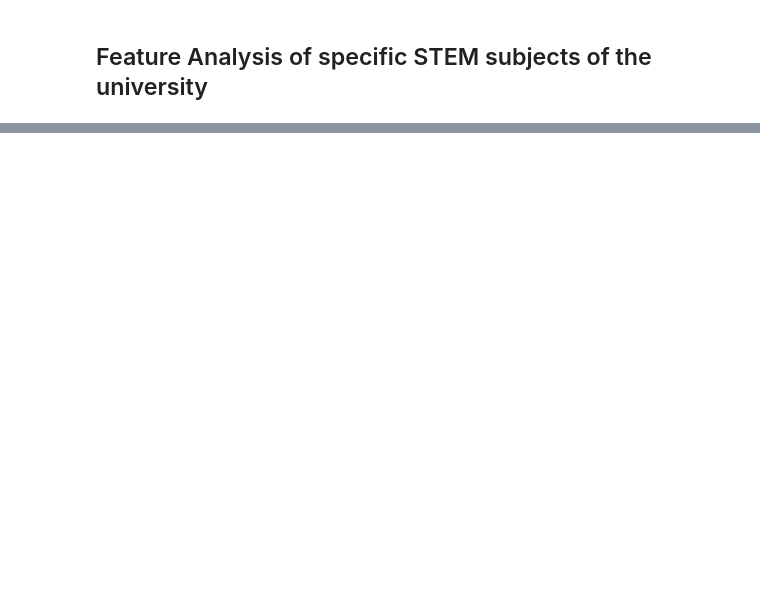
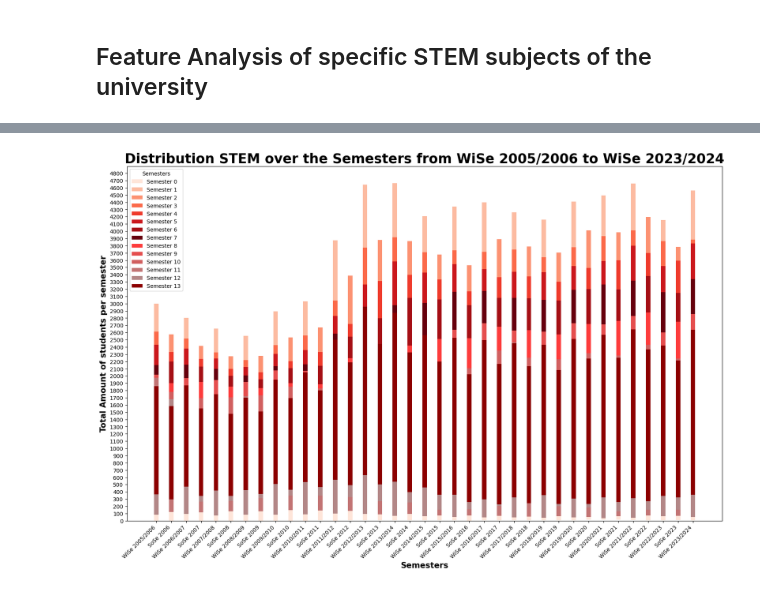
Before and after one commit to mxs01/AnalysingStudentDevelopment, a Jupyter notebook: code/students_data_per_semester.ipynb, the cells around one changed output, grey strips where cells are left out. Cells and saved outputs as stored; diff of their text form; code cells hidden in the pictures; blank space fills up the shorter version.

```diff
--- a/code/students_data_per_semester.ipynb
+++ b/code/students_data_per_semester.ipynb
@@ -235,0 +251,6 @@ studentsDataAllSubjects.index.name
+# %%
+subject_values = studentsDataAllSubjects.index.get_level_values('subject')
+
+STEM_DATA_FRAME = studentsDataAllSubjects[studentsDataAllSubjects.index.get_level_values('subject').isin(allStemSubjects)]
+
+STEM_DATA_FRAME
@@ -235,0 +273,3 @@ studentsDataAllSubjects.index.name
+# %%
+STEM_DATA_FRAME_PER_SEMESTER_AND_YEAR = STEM_DATA_FRAME.sum()
+STEM_DATA_FRAME_PER_SEMESTER_AND_YEAR
@@ -235,0 +290,12 @@ studentsDataAllSubjects.index.name
+# %%
+fig, ax = plt.subplots(figsize=(20,12))
+
+createPlotStyle("Distribution STEM over the Semesters from WiSe 2005/2006 to WiSe 2023/2024","Semesters", "Total Amount of students per semester",5000,100)
+
+createBarPlot(years, STEM_DATA_FRAME_PER_SEMESTER_AND_YEAR, ax)
+
+legendWithoutDuplicateLabels(ax)
+
+fig.savefig(os.path.join(PLOT_DIR, "stacked_bar_chart_stem_subjects.jpg"))
+# %% [output]
+[figure, added]
```
Also changed, not shown: parts of 17 cells of this notebook, 1 other file.
